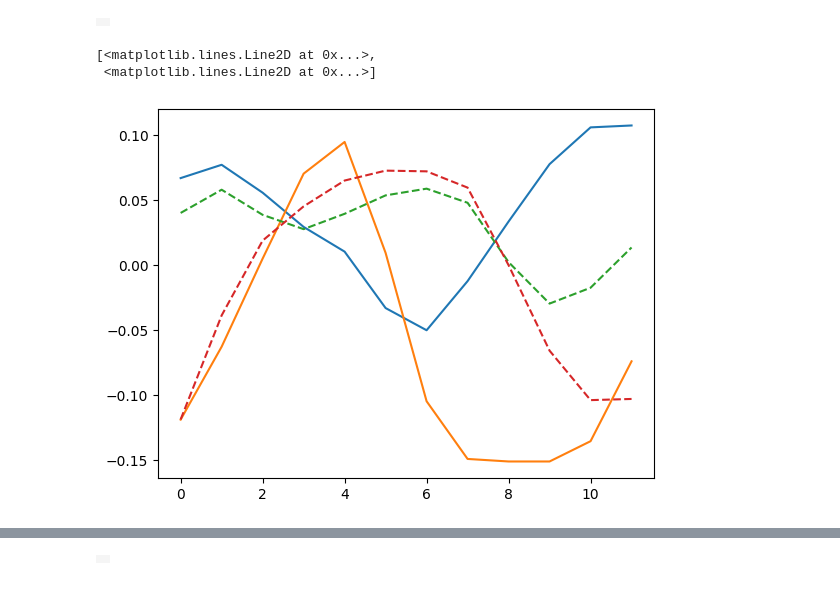
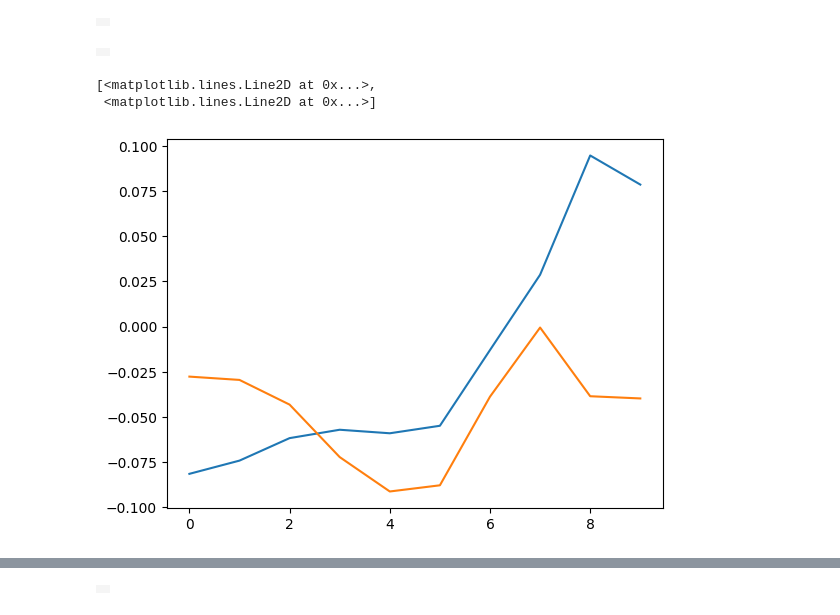
Before and after one commit to Rooholla-KhorramBakht/dreamerV4-UWM, a Jupyter notebook: notebooks/sampling.ipynb, the cells around one changed output, grey strips where cells are left out. Cells and saved outputs as stored; diff of their text form; code cells hidden in the pictures.

```diff
--- a/notebooks/sampling.ipynb
+++ b/notebooks/sampling.ipynb
@@ -19,7 +19,7 @@ from omegaconf import OmegaConf
 with initialize(version_base=None, config_path="../scripts/config"):
     cfg = compose(config_name="dynamics/pushT-large.yaml")
 # %%
-dynamics_ckpt = "/home/mim-server/projects/rooholla/dreamerV4-UWM/checkpoints/dynamics/278145.pt"
+dynamics_ckpt = "/home/mim-server/projects/rooholla/dreamerV4-UWM/checkpoints/dynamics/pushT/FlowMatching-Ramped/137609.pt"
 cfg.dynamics_ckpt = dynamics_ckpt
 # %%
 tokenizer_ckpt="/home/mim-server/projects/rooholla/dreamerV4-UWM/checkpoints/tokenizer_ckpts/pushT/2026-01-21_00-43-43/24000.pt"
@@ -177,7 +177,7 @@ def forward_dynamics_no_cache(
     # return integrated estimate (closest to x_1)
     return z[:, T_ctx:], z_act[:, T_ctx:]
 # %%
-num_pred_steps=12
+num_pred_steps=10
 latents_ctx = latents[:, :8, ...]
 cond_actions = actions[:latents_ctx.shape[1]][None]
 with torch.autocast(device_type='cuda', dtype=torch.bfloat16):
@@ -185,7 +185,7 @@ with torch.autocast(device_type='cuda', dtype=torch.bfloat16):
                                 latents_ctx,
                                 cond_actions,
                                 num_pred_steps=num_pred_steps,
-                                num_diffusion_steps=8)
+                                num_diffusion_steps=128)
 
     with torch.no_grad():
         img_pred = tokenizer.decode(z)
@@ -194,11 +194,30 @@ with torch.autocast(device_type='cuda', dtype=torch.bfloat16):
 plotVideo(img_pred[0].to(torch.float32))
 # %% [output]
 |  |
+# %%
+from dreamerv4uwm.sampling import forward_dynamics_flowmatching_no_cache
+num_pred_steps=10
+latents_ctx = latents[:, :8, ...]
+cond_actions = actions[:latents_ctx.shape[1]][None]
+with torch.autocast(device_type='cuda', dtype=torch.bfloat16):
+    z, act = forward_dynamics_flowmatching_no_cache(denoiser,
+                                latents_ctx,
+                                cond_actions,
+                                num_pred_steps=num_pred_steps,
+                                num_diffusion_steps=128)
+
+    with torch.no_grad():
+        img_pred = tokenizer.decode(z)
+
+
+plotVideo(img_pred[0].to(torch.float32))
+# %% [output]
+|  |
 # %%
 import matplotlib.pyplot as plt
 plt.plot(act.cpu().to(torch.float32).cpu().numpy().squeeze())
-plt.plot(actions[latents_ctx.shape[1]:latents_ctx.shape[1]+num_pred_steps][None].cpu().numpy().squeeze(), '--')
+# plt.plot(actions[latents_ctx.shape[1]:latents_ctx.shape[1]+num_pred_steps][None].cpu().numpy().squeeze(), '--')
 # %% [output]
 [<matplotlib.lines.Line2D at 0x...>,
  <matplotlib.lines.Line2D at 0x...>]
-[figure, old version]
+[figure, new version]
```
Also changed, not shown: parts of 2 cells of this notebook, 6 other files.
